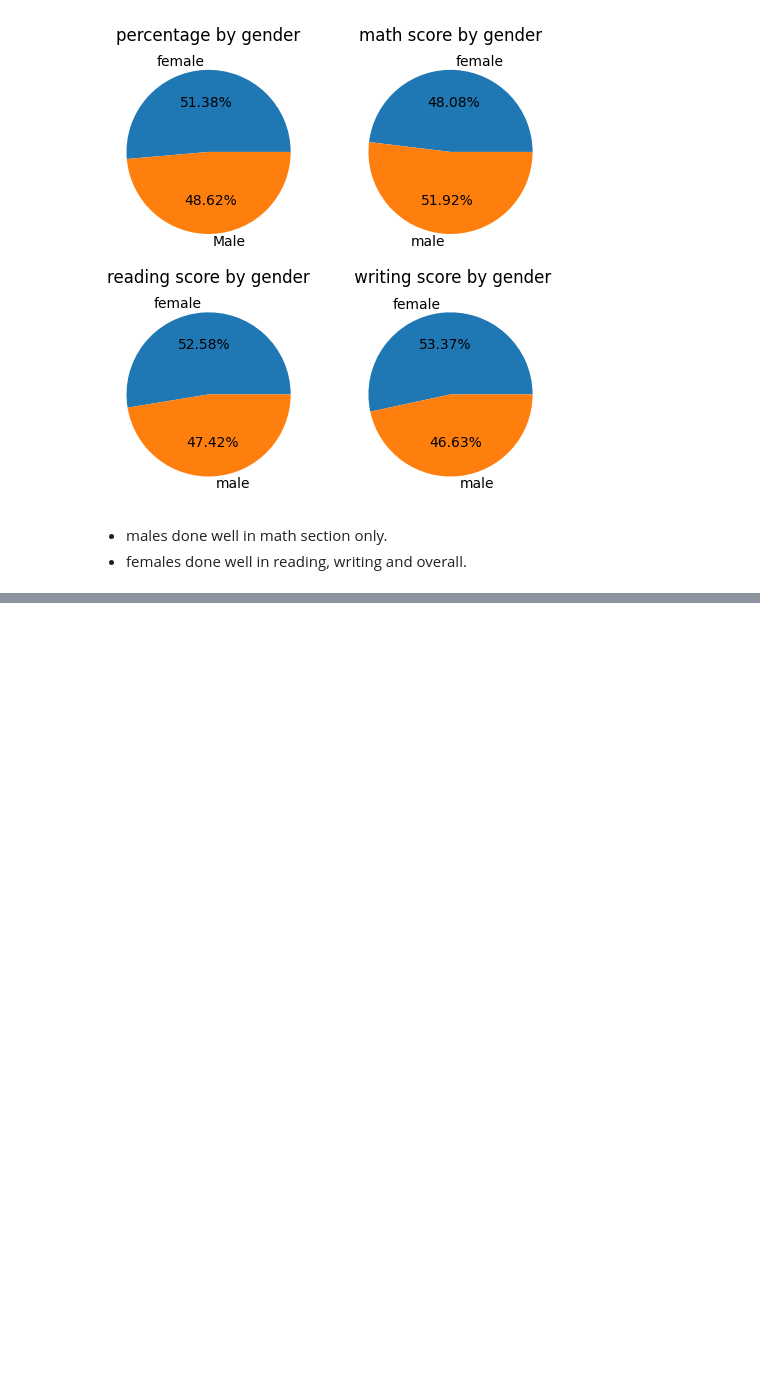
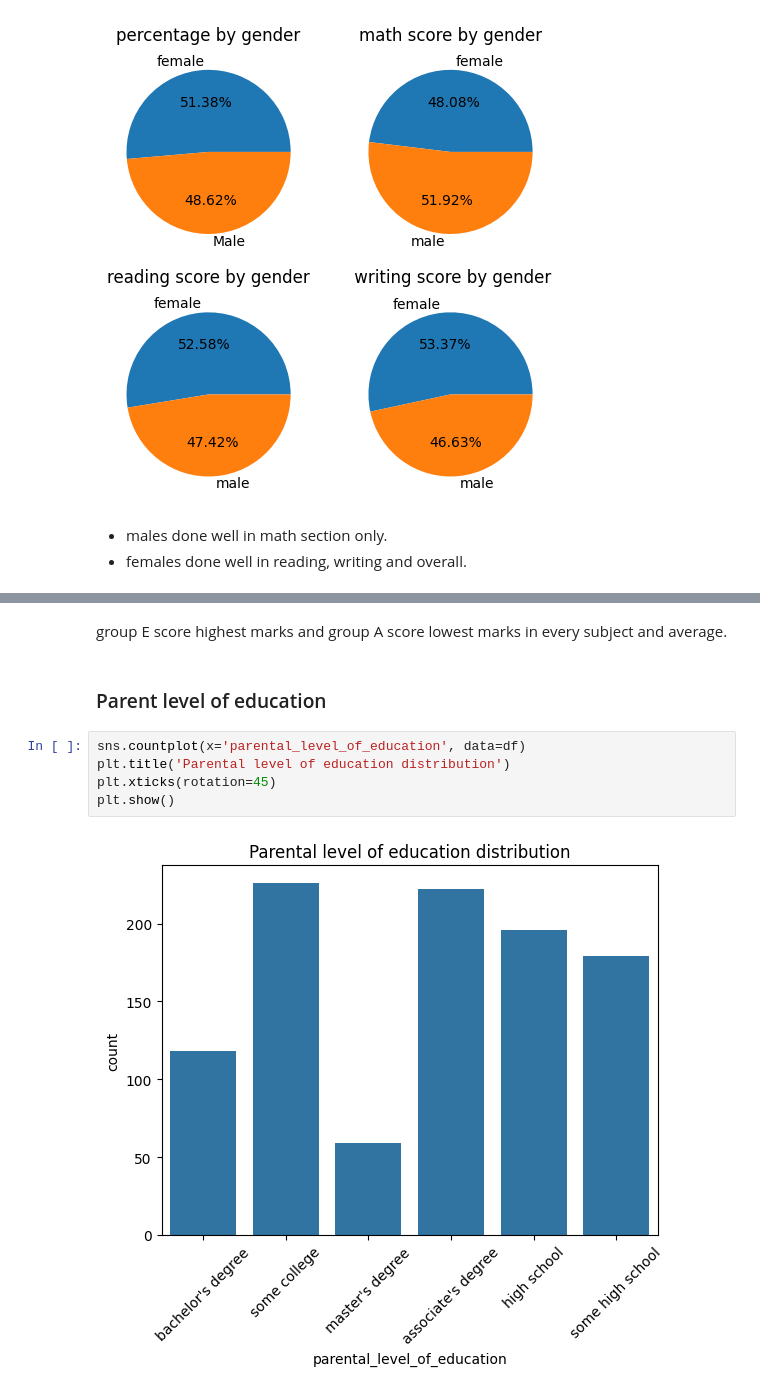
Before and after one commit to SitalAdhikari/student_mark_prediction_ml, a Jupyter notebook: notebook/EDA_analysis.ipynb, the cells around one changed output, grey strips where cells are left out. Saved outputs shown, nothing was run; the diff lists cells and outputs as text; blank space fills up the shorter version.

```diff
--- a/notebook/EDA_analysis.ipynb
+++ b/notebook/EDA_analysis.ipynb
@@ -304,0 +350,11 @@ plt.show()
+# %% [markdown]
+group E score highest marks and group A score lowest marks in every subject and average.
+# %% [markdown]
+### Parent level of education
+# %%
+sns.countplot(x='parental_level_of_education', data=df)
+plt.title('Parental level of education distribution')
+plt.xticks(rotation=45)
+plt.show()
+# %% [output]
+[figure, added]
```
Also changed, not shown: parts of 23 cells of this notebook, 6 other files.
